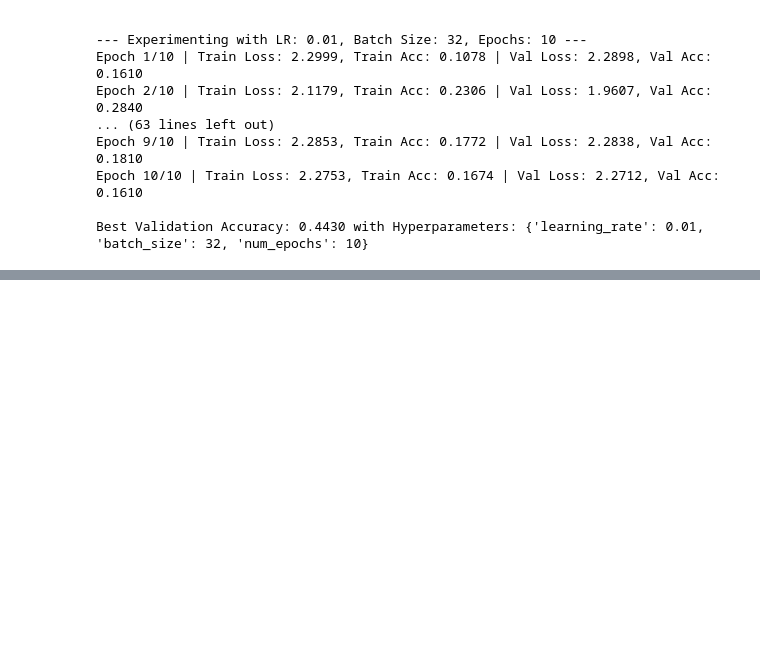
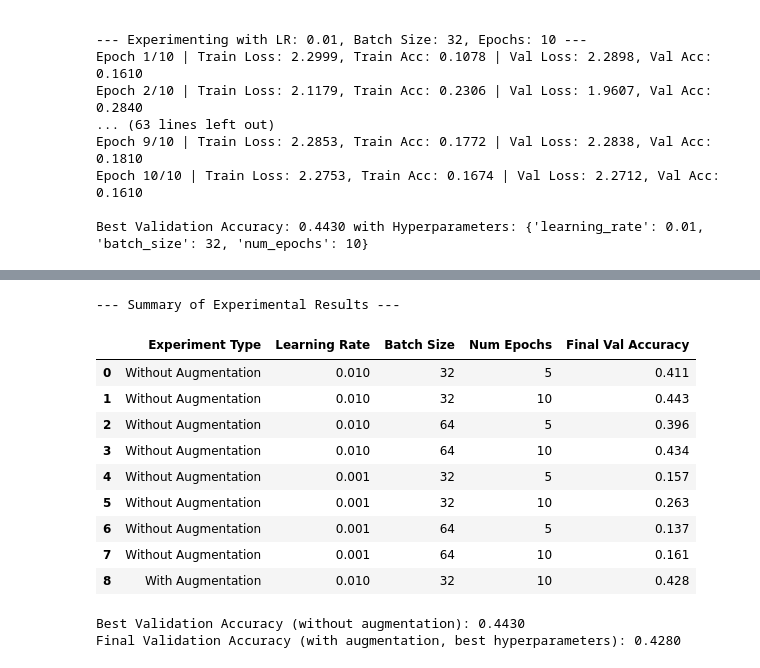
Before and after one commit to visheshrao17/CIFAR-Experimentation, a Jupyter notebook: CNN_CIAFR.ipynb, the cells around one changed output, grey strips where cells are left out. Drawn from its saved outputs; the diff is of its cells as text; code cells hidden in the pictures; blank space fills up the shorter version.

```diff
--- a/CNN_CIAFR.ipynb
+++ b/CNN_CIAFR.ipynb
@@ -220,0 +359,47 @@ Best Validation Accuracy: 0.4430 with Hyperparameters: {'learning_rate': 0.01, '
+# %%
+import pandas as pd
+
+
+summary_data = []
+
+
+for res in results:
+    summary_data.append({
+        'Experiment Type': 'Without Augmentation',
+        'Learning Rate': res['learning_rate'],
+        'Batch Size': res['batch_size'],
+        'Num Epochs': res['num_epochs'],
+        'Final Val Accuracy': res['val_accuracies'][-1]
+    })
+
+
+summary_data.append({
+    'Experiment Type': 'With Augmentation',
+    'Learning Rate': best_hyperparameters['learning_rate'],
+    'Batch Size': best_hyperparameters['batch_size'],
+    'Num Epochs': best_hyperparameters['num_epochs'],
+    'Final Val Accuracy': final_val_acc_augmented
+})
+
+
+summary_df = pd.DataFrame(summary_data)
+
+print("\n--- Summary of Experimental Results ---")
+display(summary_df.round(4))
+
+print(f"\nBest Validation Accuracy (without augmentation): {best_val_accuracy:.4f}")
+print(f"Final Validation Accuracy (with augmentation, best hyperparameters): {final_val_acc_augmented:.4f}")
+# %% [output]
+--- Summary of Experimental Results ---
+|  | Experiment Type | Learning Rate | Batch Size | Num Epochs | Final Val Accuracy |
+| 0 | Without Augmentation | 0.010 | 32 | 5 | 0.411 |
+| 1 | Without Augmentation | 0.010 | 32 | 10 | 0.443 |
+| 2 | Without Augmentation | 0.010 | 64 | 5 | 0.396 |
+| 3 | Without Augmentation | 0.010 | 64 | 10 | 0.434 |
+| 4 | Without Augmentation | 0.001 | 32 | 5 | 0.157 |
+| 5 | Without Augmentation | 0.001 | 32 | 10 | 0.263 |
+| 6 | Without Augmentation | 0.001 | 64 | 5 | 0.137 |
+| 7 | Without Augmentation | 0.001 | 64 | 10 | 0.161 |
+| 8 | With Augmentation | 0.010 | 32 | 10 | 0.428 |
+Best Validation Accuracy (without augmentation): 0.4430
+Final Validation Accuracy (with augmentation, best hyperparameters): 0.4280
```
Also changed, not shown: parts of 5 cells of this notebook.
